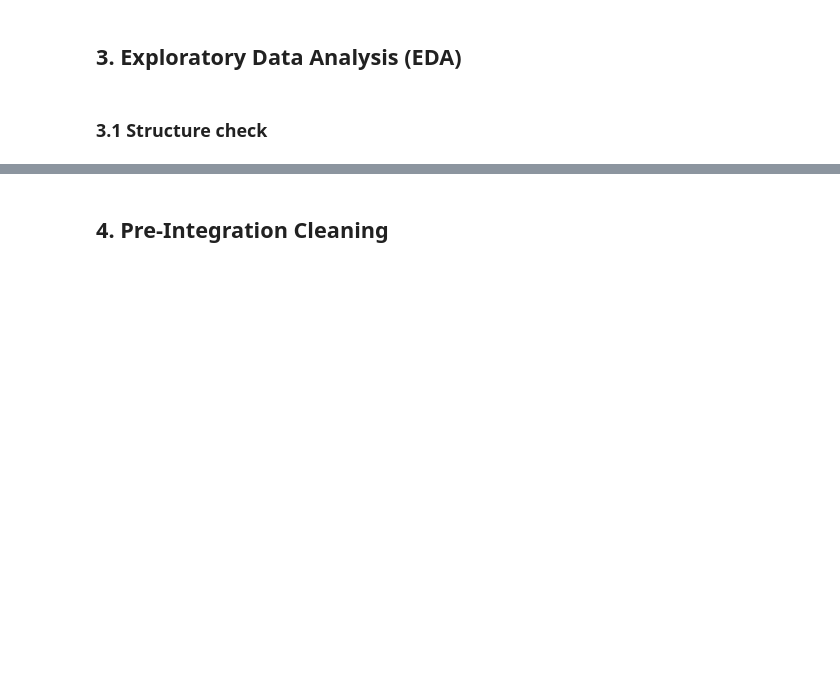
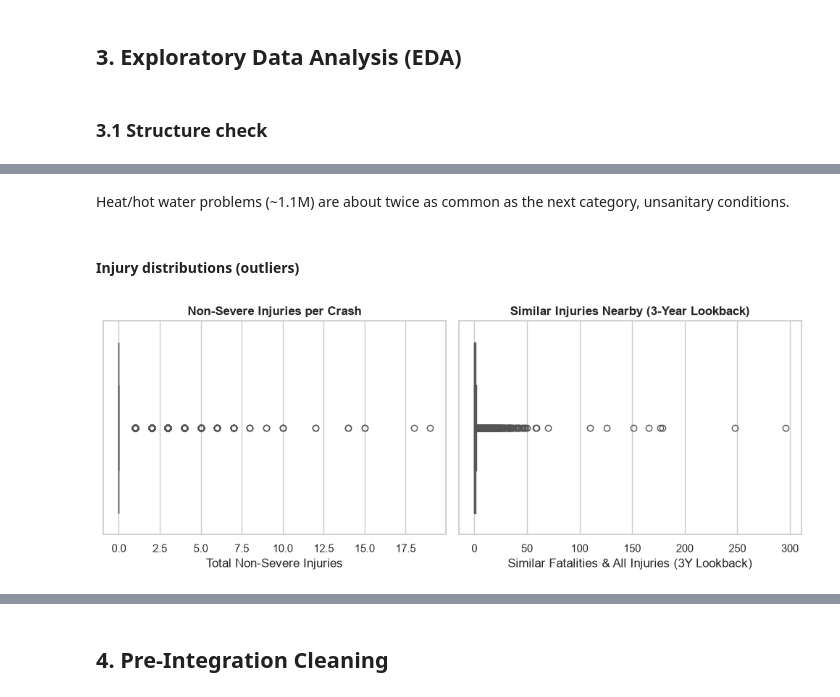
Before and after one commit to JanaHaririi/nyc-housing-transit, a Jupyter notebook: notebooks/nyc_housing_transit.ipynb, the cells around one changed output, grey strips where cells are left out. Cells and saved outputs as stored; diff of their text form; code cells hidden in the pictures; blank space fills up the shorter version.

```diff
--- a/notebooks/nyc_housing_transit.ipynb
+++ b/notebooks/nyc_housing_transit.ipynb
@@ -329,0 +325,15 @@ plt.show()
+# %% [markdown]
+Heat/hot water problems (~1.1M) are about twice as common as the next category, unsanitary conditions.
+# %% [markdown]
+#### Injury distributions (outliers)
+# %%
+# Box plots to check the injury columns for outliers
+fig, ax = plt.subplots(nrows=1, ncols=2, figsize=(10, 4))
+sns.boxplot(x=df_transport['Total Non-Severe Injuries'], ax=ax[0])
+ax[0].set_title("Non-Severe Injuries per Crash", fontsize=12, weight="bold")
+sns.boxplot(x=df_transport['Similar Fatalities & All Injuries (3Y Lookback)'], ax=ax[1])
+ax[1].set_title("Similar Injuries Nearby (3-Year Lookback)", fontsize=12, weight="bold")
+plt.tight_layout()
+plt.show()
+# %% [output]
+[figure, added]
```
Also changed, not shown: parts of 109 cells of this notebook, 3 other files.
